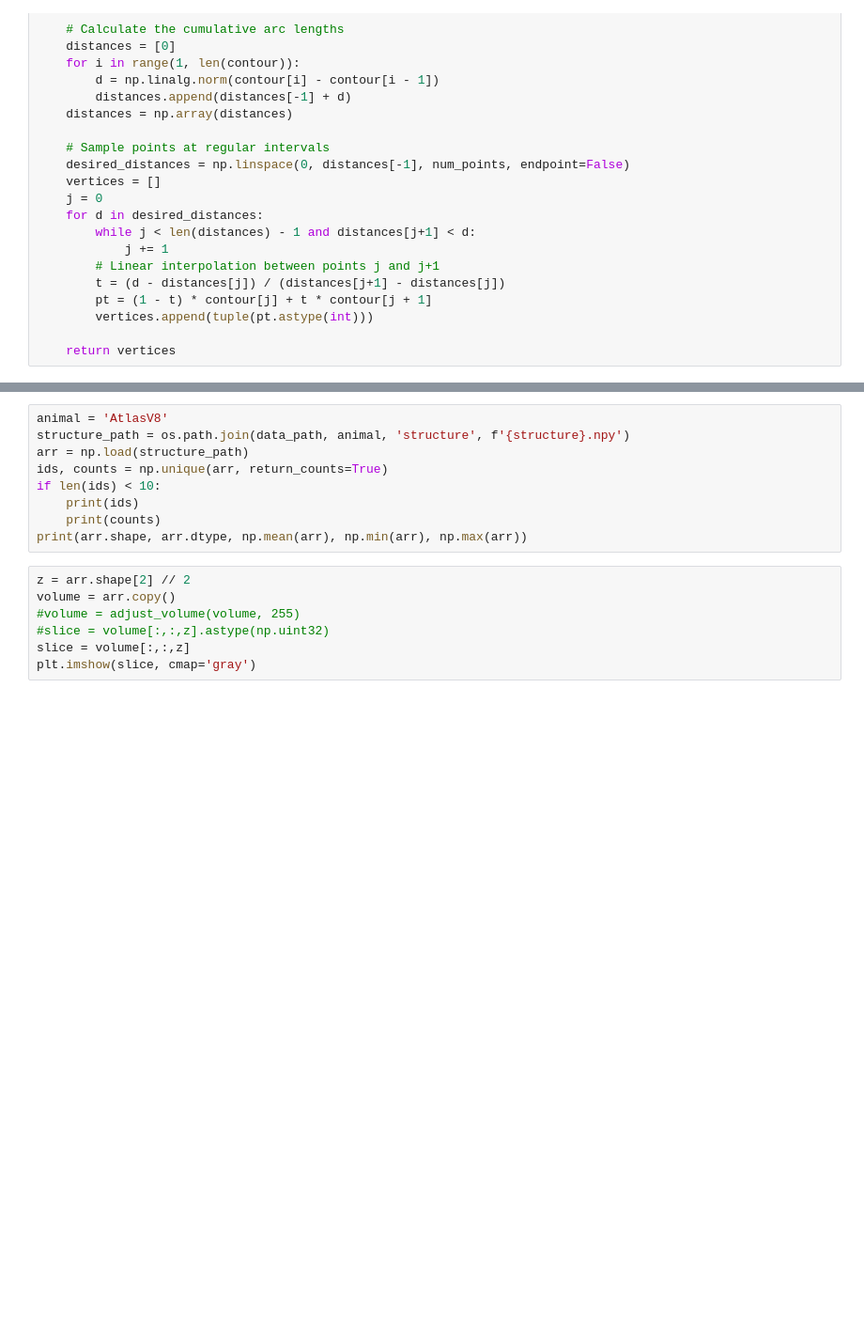
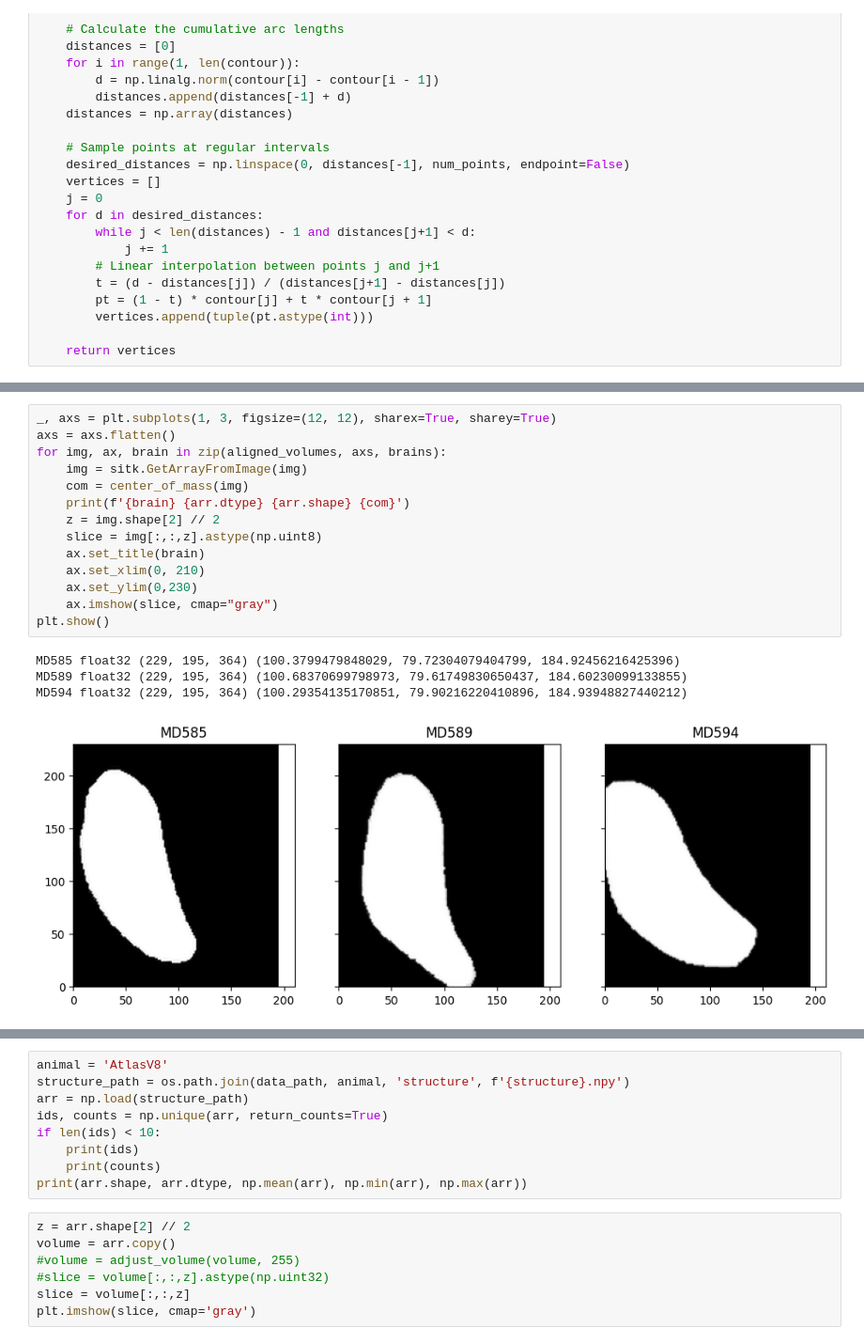
Before and after one commit to BrainSharer/pipeline, a Jupyter notebook: src/atlas/notebooks/view_volumes.ipynb, the cells around one changed output, grey strips where cells are left out. Shown at 94% size. Saved outputs shown, nothing was run; the diff lists cells and outputs as text; blank space fills up the shorter version.

```diff
--- a/src/atlas/notebooks/view_volumes.ipynb
+++ b/src/atlas/notebooks/view_volumes.ipynb
@@ -342,0 +319,19 @@ plt.show()
+# %%
+_, axs = plt.subplots(1, 3, figsize=(12, 12), sharex=True, sharey=True)
+axs = axs.flatten()
+for img, ax, brain in zip(aligned_volumes, axs, brains):
+    img = sitk.GetArrayFromImage(img)
+    com = center_of_mass(img)
+    print(f'{brain} {arr.dtype} {arr.shape} {com}')
+    z = img.shape[2] // 2
+    slice = img[:,:,z].astype(np.uint8)
+    ax.set_title(brain)
+    ax.set_xlim(0, 210)
+    ax.set_ylim(0,230)
+    ax.imshow(slice, cmap="gray")
+plt.show()
+# %% [output]
+MD585 float32 (229, 195, 364) (100.3799479848029, 79.72304079404799, 184.92456216425396)
+MD589 float32 (229, 195, 364) (100.68370699798973, 79.61749830650437, 184.60230099133855)
+MD594 float32 (229, 195, 364) (100.29354135170851, 79.90216220410896, 184.93948827440212)
+[figure, added]
```
Also changed, not shown: parts of 9 cells of this notebook, 5 other files.
